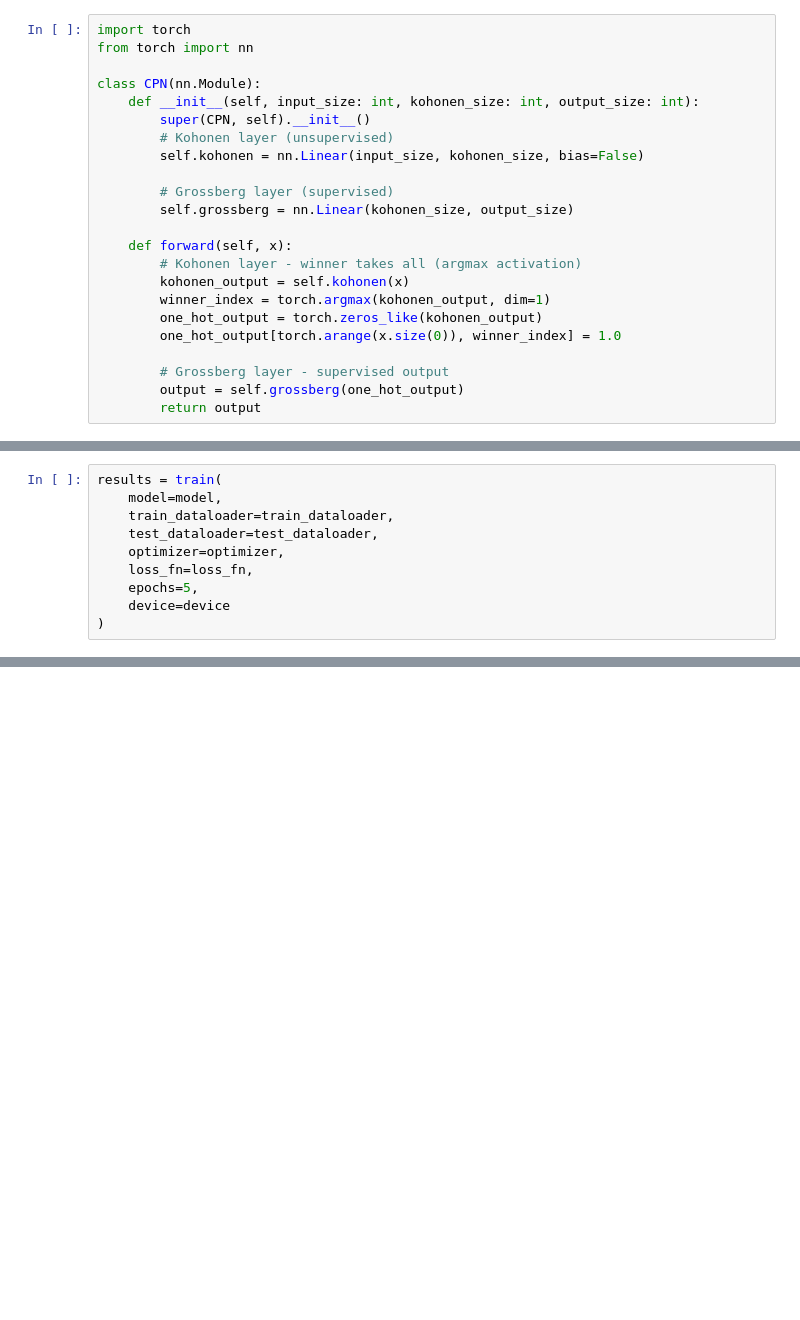
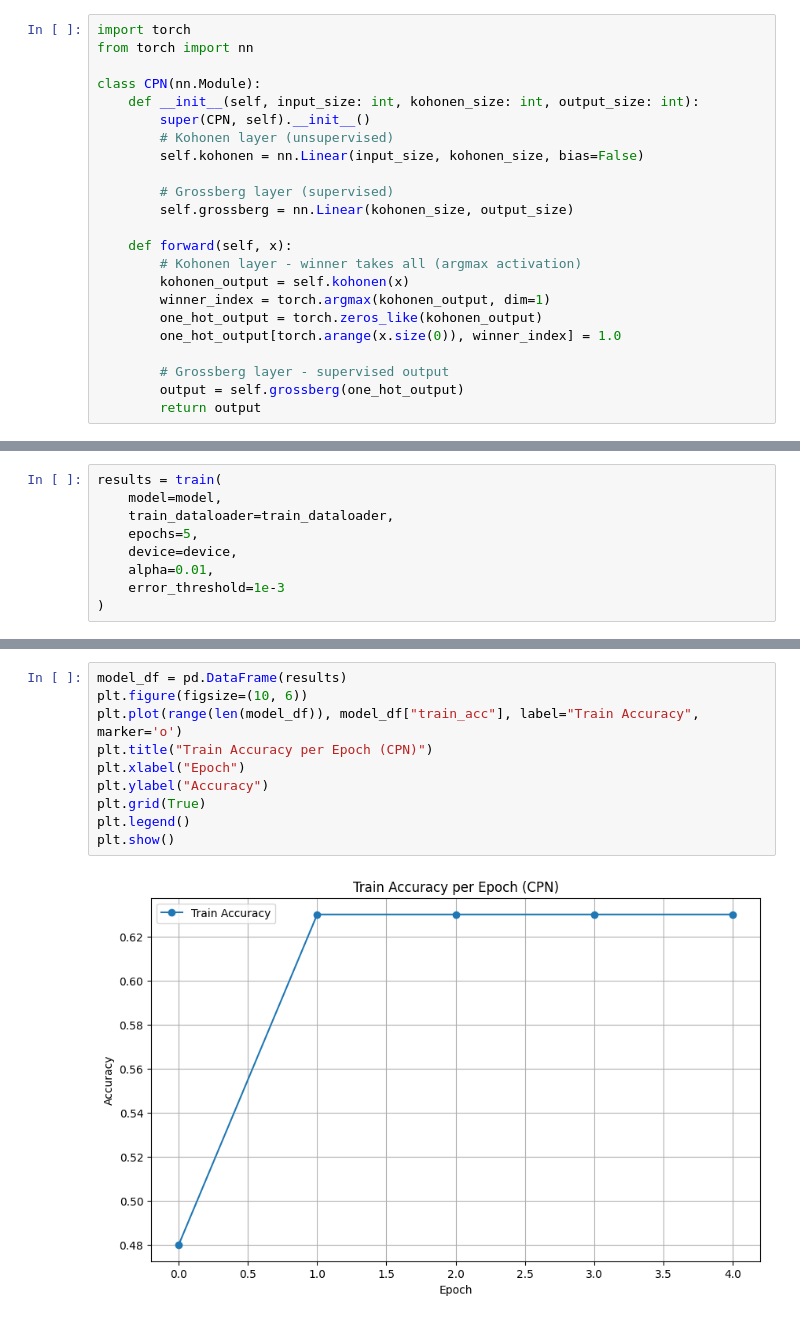
Before and after one commit to SiPilip/diabetes-counter-propogation-network, a Jupyter notebook: diabetes_using_cpn.ipynb, the cells around one changed output, grey strips where cells are left out. Drawn from its saved outputs; the diff is of its cells as text; blank space fills up the shorter version.

```diff
--- a/diabetes_using_cpn.ipynb
+++ b/diabetes_using_cpn.ipynb
@@ -319,10 +282,9 @@ def train(model: torch.nn.Module,
 results = train(
     model=model,
     train_dataloader=train_dataloader,
-    test_dataloader=test_dataloader,
-    optimizer=optimizer,
-    loss_fn=loss_fn,
     epochs=5,
-    device=device
+    device=device,
+    alpha=0.01,
+    error_threshold=1e-3
 )
 # %% [output]
@@ -418,0 +311,12 @@ plt.legend()
+# %%
+model_df = pd.DataFrame(results)
+plt.figure(figsize=(10, 6))
+plt.plot(range(len(model_df)), model_df["train_acc"], label="Train Accuracy", marker='o')
+plt.title("Train Accuracy per Epoch (CPN)")
+plt.xlabel("Epoch")
+plt.ylabel("Accuracy")
+plt.grid(True)
+plt.legend()
+plt.show()
+# %% [output]
+[figure, added]
```
Also changed, not shown: parts of 9 cells of this notebook.
